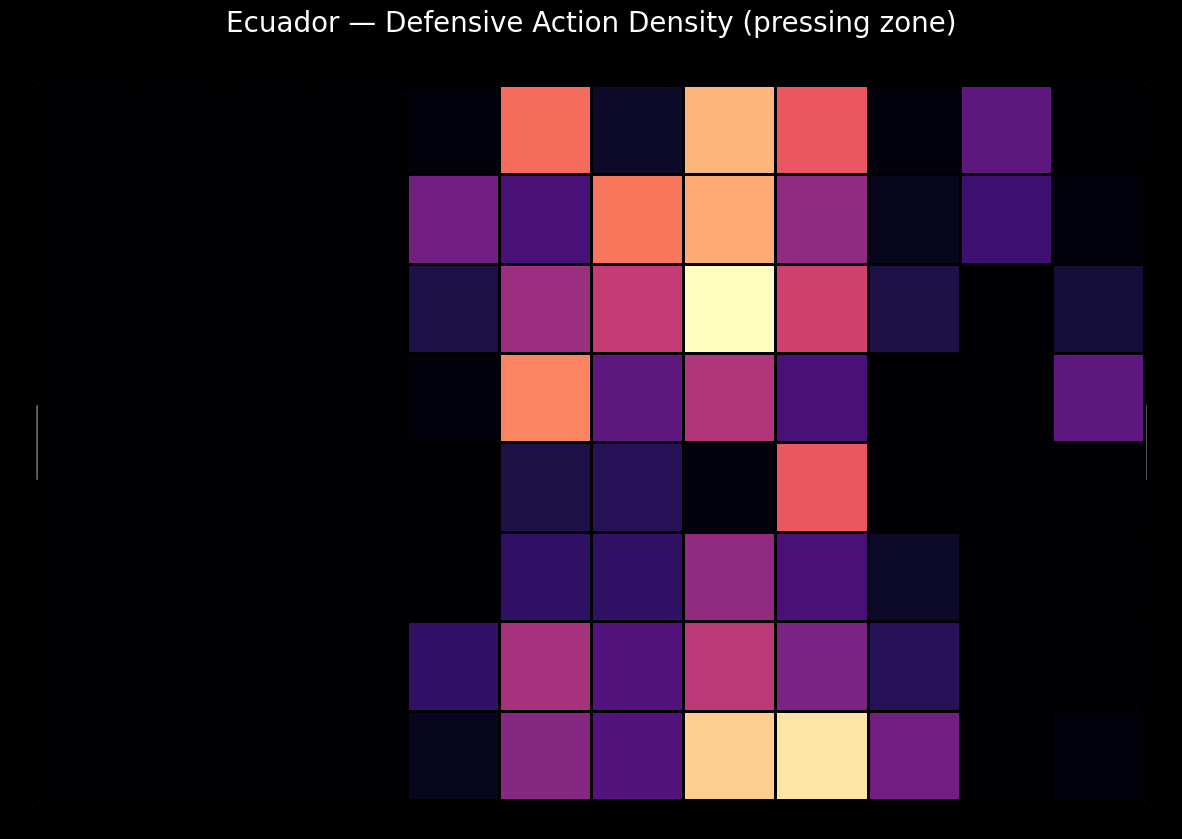
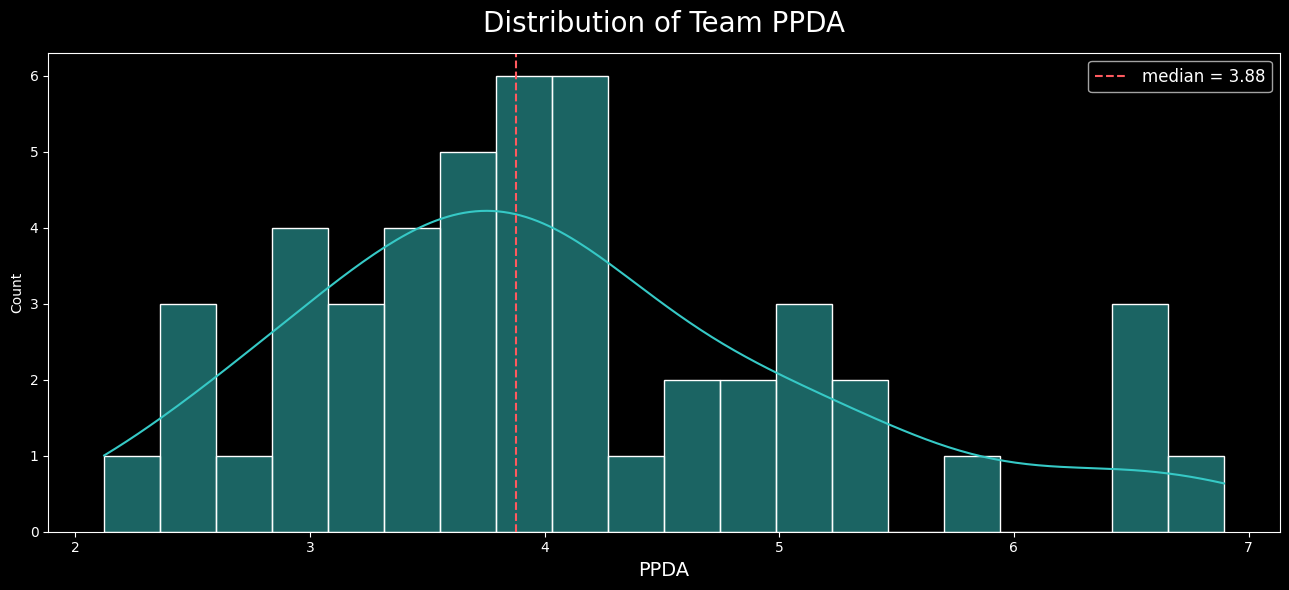
The change to this notebook cell's code, shown as a diff; its figure went from the first image to the second:
--- before
+++ after
@@ -1,18 +1,11 @@
-team = team_season.iloc[0]["team"]
+plt.style.use("dark_background")
+fig, ax = plt.subplots(figsize=(13, 6))
 
-acts = events[(events["def_action_in_zone"]) & (events["team"] == team)]
-
-pitch = Pitch(pitch_type="opta", pitch_color="black", line_color="#666666")
-fig, ax = pitch.draw(figsize=(13, 8.5))
-fig.patch.set_facecolor("black")
-
-bin_stat = pitch.bin_statistic(
-    acts["x"], acts["y"], statistic="count", bins=(12, 8)
-)
-pitch.heatmap(bin_stat, ax=ax, cmap="magma", edgecolors="black")
-
-ax.set_title(
-    f"{team} — Defensive Action Density (pressing zone)",
-    fontsize=20, color="white", pad=18,
-)
+sns.histplot(team_season["ppda"], bins=20, kde=True, color="#36c9c6", ax=ax)
+ax.axvline(team_season["ppda"].median(), color="#ff5a5f", linestyle="--",
+           label=f"median = {team_season['ppda'].median():.2f}")
+ax.set_xlabel("PPDA", fontsize=14)
+ax.set_title("Distribution of Team PPDA", fontsize=20, pad=15)
+ax.legend(fontsize=12)
+plt.tight_layout()
 plt.show()

Commit: Remove 'Where Teams Press' heatmap